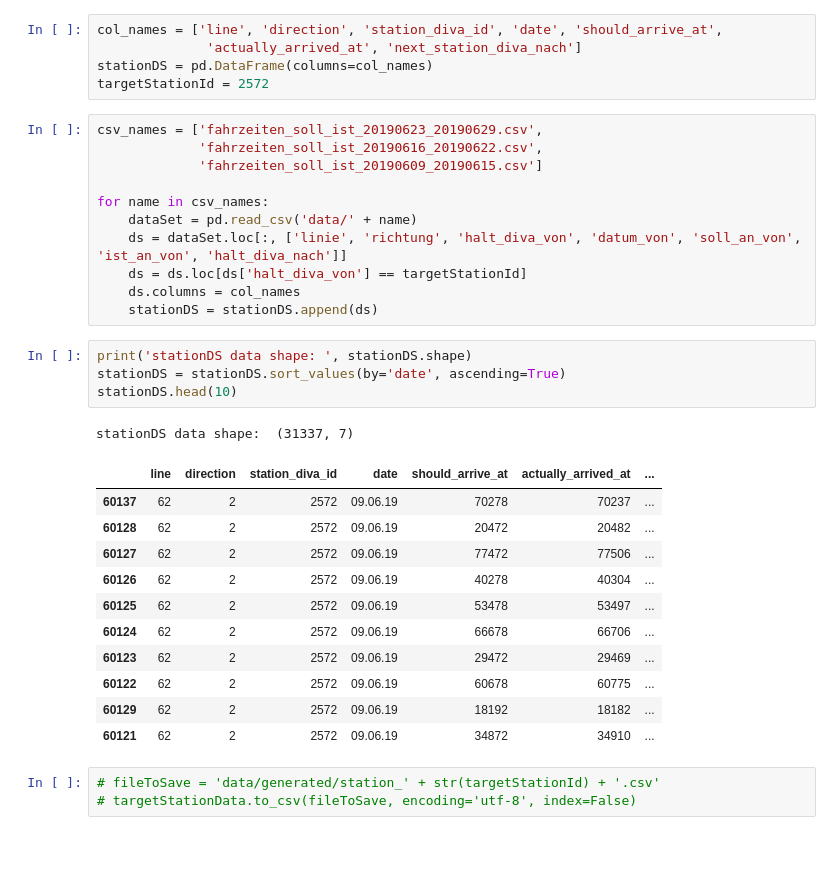
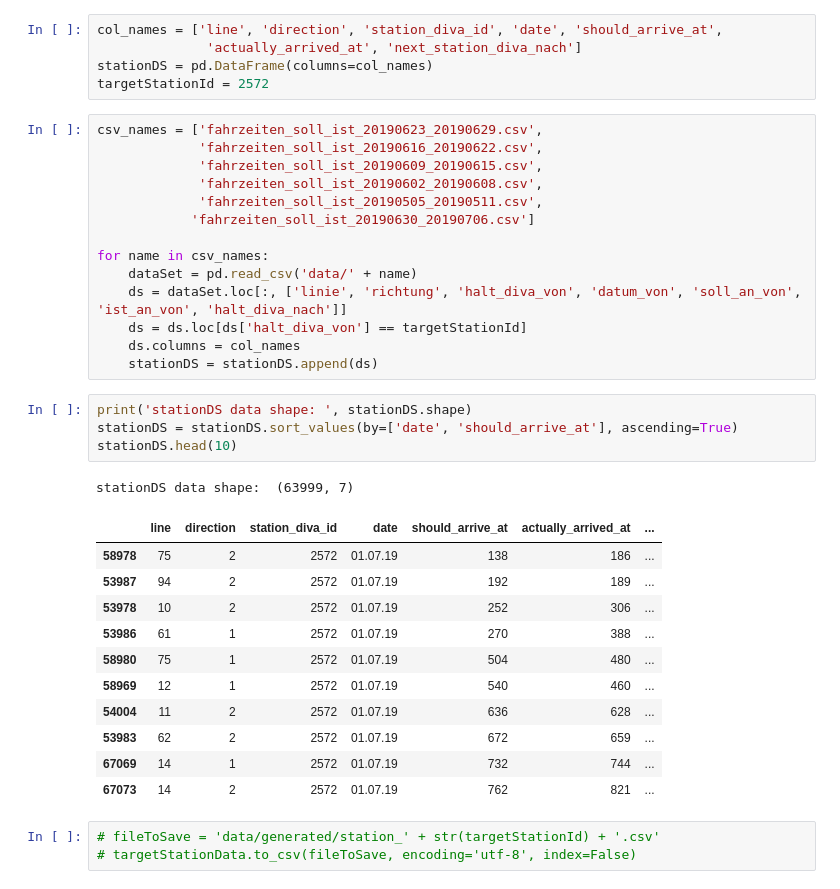
Before and after one commit to mfaizanse/path4-delay-prediction, a Jupyter notebook: delay_prediction.ipynb, the cells around one changed output. Cells and saved outputs as stored; diff of their text form; blank space fills up the shorter version.

```diff
--- a/delay_prediction.ipynb
+++ b/delay_prediction.ipynb
@@ -11,7 +11,10 @@ targetStationId = 2572
 # %%
 csv_names = ['fahrzeiten_soll_ist_20190623_20190629.csv',
              'fahrzeiten_soll_ist_20190616_20190622.csv',
-             'fahrzeiten_soll_ist_20190609_20190615.csv']
+             'fahrzeiten_soll_ist_20190609_20190615.csv',
+             'fahrzeiten_soll_ist_20190602_20190608.csv',
+             'fahrzeiten_soll_ist_20190505_20190511.csv',
+            'fahrzeiten_soll_ist_20190630_20190706.csv']
 
 for name in csv_names:
     dataSet = pd.read_csv('data/' + name)
@@ -21,21 +24,21 @@ for name in csv_names:
     stationDS = stationDS.append(ds)
 # %%
 print('stationDS data shape: ', stationDS.shape)
-stationDS = stationDS.sort_values(by='date', ascending=True)
+stationDS = stationDS.sort_values(by=['date', 'should_arrive_at'], ascending=True)
 stationDS.head(10)
 # %% [output]
-stationDS data shape:  (31337, 7)
+stationDS data shape:  (63999, 7)
 |  | line | direction | station_diva_id | date | should_arrive_at | actually_arrived_at | ... |
-| 60137 | 62 | 2 | 2572 | 09.06.19 | 70278 | 70237 | ... |
-| 60128 | 62 | 2 | 2572 | 09.06.19 | 20472 | 20482 | ... |
-| 60127 | 62 | 2 | 2572 | 09.06.19 | 77472 | 77506 | ... |
-| 60126 | 62 | 2 | 2572 | 09.06.19 | 40278 | 40304 | ... |
-| 60125 | 62 | 2 | 2572 | 09.06.19 | 53478 | 53497 | ... |
-| 60124 | 62 | 2 | 2572 | 09.06.19 | 66678 | 66706 | ... |
-| 60123 | 62 | 2 | 2572 | 09.06.19 | 29472 | 29469 | ... |
-| 60122 | 62 | 2 | 2572 | 09.06.19 | 60678 | 60775 | ... |
-| 60129 | 62 | 2 | 2572 | 09.06.19 | 18192 | 18182 | ... |
-| 60121 | 62 | 2 | 2572 | 09.06.19 | 34872 | 34910 | ... |
+| 58978 | 75 | 2 | 2572 | 01.07.19 | 138 | 186 | ... |
+| 53987 | 94 | 2 | 2572 | 01.07.19 | 192 | 189 | ... |
+| 53978 | 10 | 2 | 2572 | 01.07.19 | 252 | 306 | ... |
+| 53986 | 61 | 1 | 2572 | 01.07.19 | 270 | 388 | ... |
+| 58980 | 75 | 1 | 2572 | 01.07.19 | 504 | 480 | ... |
+| 58969 | 12 | 1 | 2572 | 01.07.19 | 540 | 460 | ... |
+| 54004 | 11 | 2 | 2572 | 01.07.19 | 636 | 628 | ... |
+| 53983 | 62 | 2 | 2572 | 01.07.19 | 672 | 659 | ... |
+| 67069 | 14 | 1 | 2572 | 01.07.19 | 732 | 744 | ... |
+| 67073 | 14 | 2 | 2572 | 01.07.19 | 762 | 821 | ... |
 # %%
 # fileToSave = 'data/generated/station_' + str(targetStationId) + '.csv'
 # targetStationData.to_csv(fileToSave, encoding='utf-8', index=False)
```
Also changed, not shown: parts of 12 cells of this notebook.
